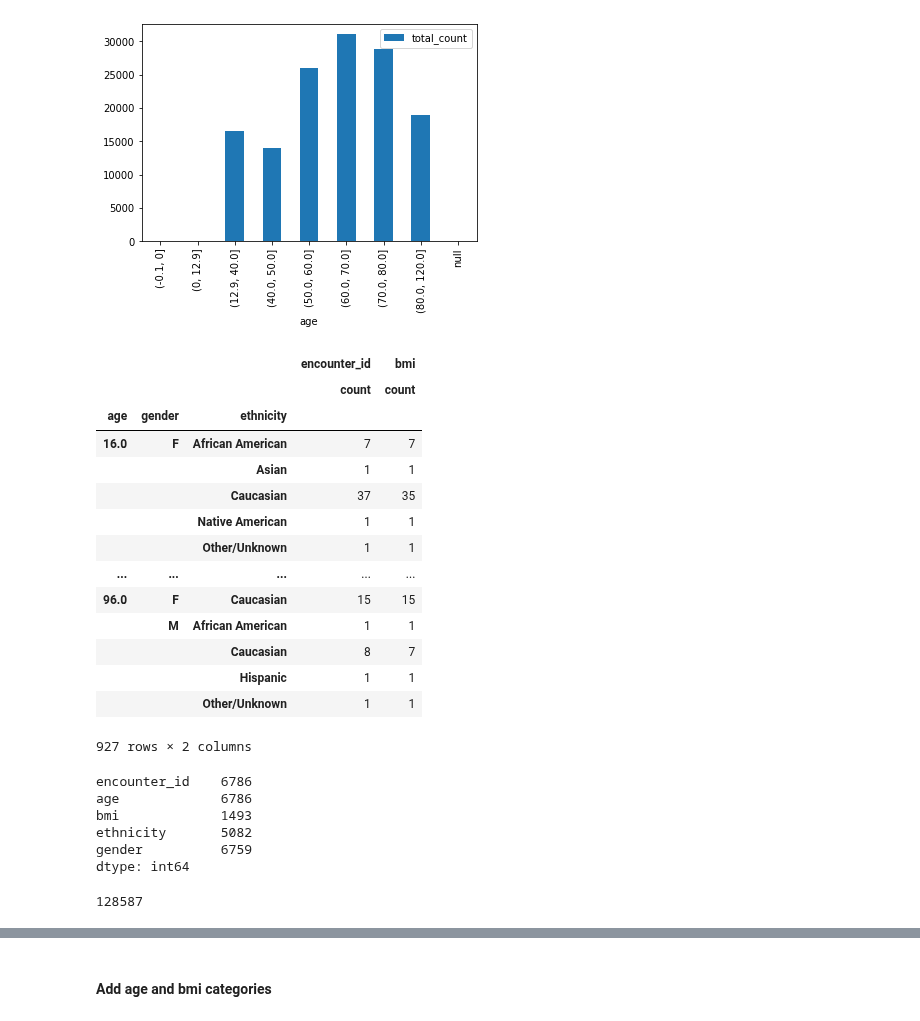
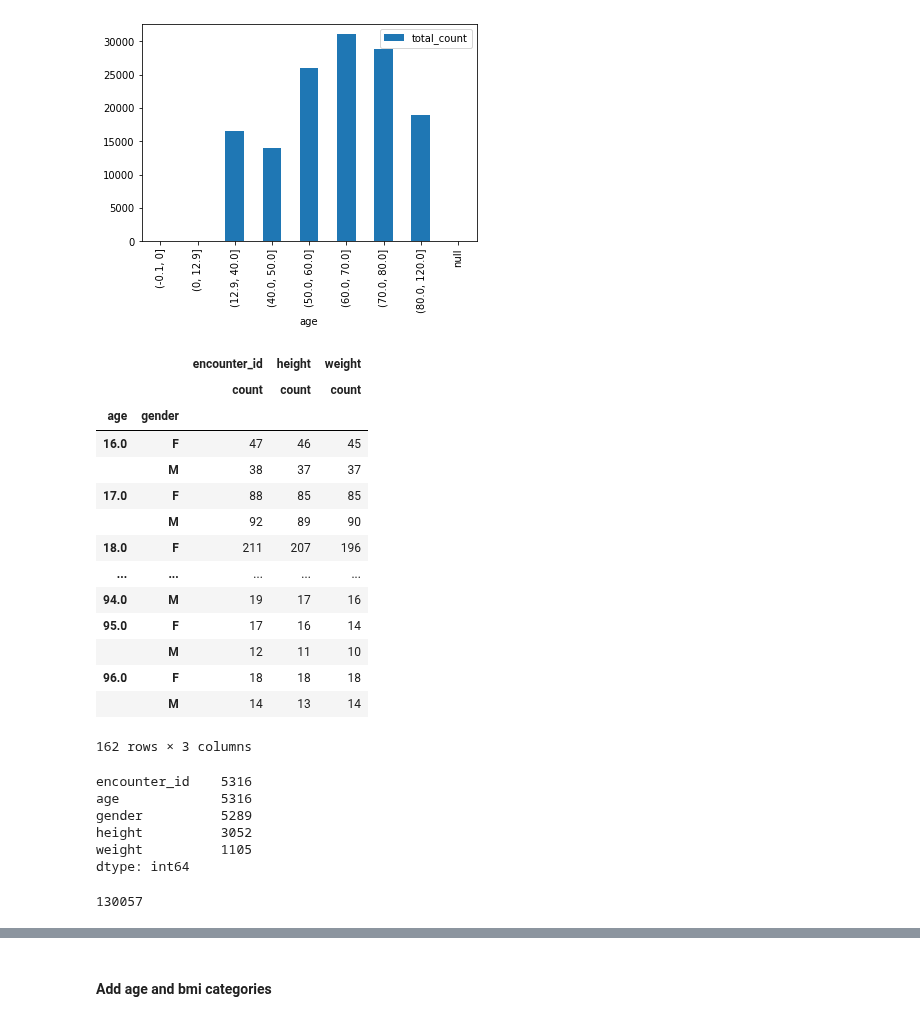
Before and after one commit to sreedevigattu/wids2021, a Jupyter notebook: impute.ipynb, the cells around one changed output, grey strips where cells are left out. Saved outputs shown, nothing was run; the diff lists cells and outputs as text; code cells hidden in the pictures.

```diff
--- a/impute.ipynb
+++ b/impute.ipynb
@@ -23,8 +25,8 @@ from imblearn.over_sampling import SMOTE
 ### Common functions
 # %%
 TEST_DS_SIZE = 0.2
-DEMO1_COLS = ['encounter_id', 'age', 'gender', 'ethnicity', 'bmi'] #'weight', 'height',
-DT_DEPTH = 4
+DEMO1_COLS = ['encounter_id', 'age', 'gender', 'weight', 'height'] #, 'ethnicity''bmi']
+DT_DEPTH = 2
 # %%
 AGE_LABELS = [ '(-0.1, 0]',
                '(0, 12.9]',
@@ -215,38 +200,38 @@ Verification:   total_count: 135373 total_%: 100.0%
  0.0)
 [figure]
 # %%
-df_total.groupby(['age', 'gender', 'ethnicity']).agg(['count'])
+df_total.groupby(['age', 'gender']).agg(['count']) # , 'ethnicity'
 # %% [output]
-|  |  |  | encounter_id | bmi |
-|  |  |  | count | count |
-| age | gender | ethnicity |  |  |
-| 16.0 | F | African American | 7 | 7 |
-|  |  | Asian | 1 | 1 |
-|  |  | Caucasian | 37 | 35 |
-|  |  | Native American | 1 | 1 |
-|  |  | Other/Unknown | 1 | 1 |
+|  |  | encounter_id | height | weight |
+|  |  | count | count | count |
+| age | gender |  |  |  |
+| 16.0 | F | 47 | 46 | 45 |
+|  | M | 38 | 37 | 37 |
+| 17.0 | F | 88 | 85 | 85 |
+|  | M | 92 | 89 | 90 |
+| 18.0 | F | 211 | 207 | 196 |
 | ... | ... | ... | ... | ... |
-| 96.0 | F | Caucasian | 15 | 15 |
-|  | M | African American | 1 | 1 |
-|  |  | Caucasian | 8 | 7 |
-|  |  | Hispanic | 1 | 1 |
-|  |  | Other/Unknown | 1 | 1 |
+| 94.0 | M | 19 | 17 | 16 |
+| 95.0 | F | 17 | 16 | 14 |
+|  | M | 12 | 11 | 10 |
+| 96.0 | F | 18 | 18 | 18 |
+|  | M | 14 | 13 | 14 |
-927 rows × 2 columns
+162 rows × 3 columns
 # %%
 df_total[df_total.isnull().any(axis=1)].count()
 # %% [output]
-encounter_id    6786
-age             6786
-bmi             1493
-ethnicity       5082
-gender          6759
+encounter_id    5316
+age             5316
+gender          5289
+height          3052
+weight          1105
 dtype: int64
 # %%
 df_total = df_total.dropna()
 # %%
 df_total.shape[0]
 # %% [output]
-128587
+130057
 # %%
 _agedist(df_total, 'total')
 # %% [output]
```
Also changed, not shown: parts of 24 cells of this notebook.
